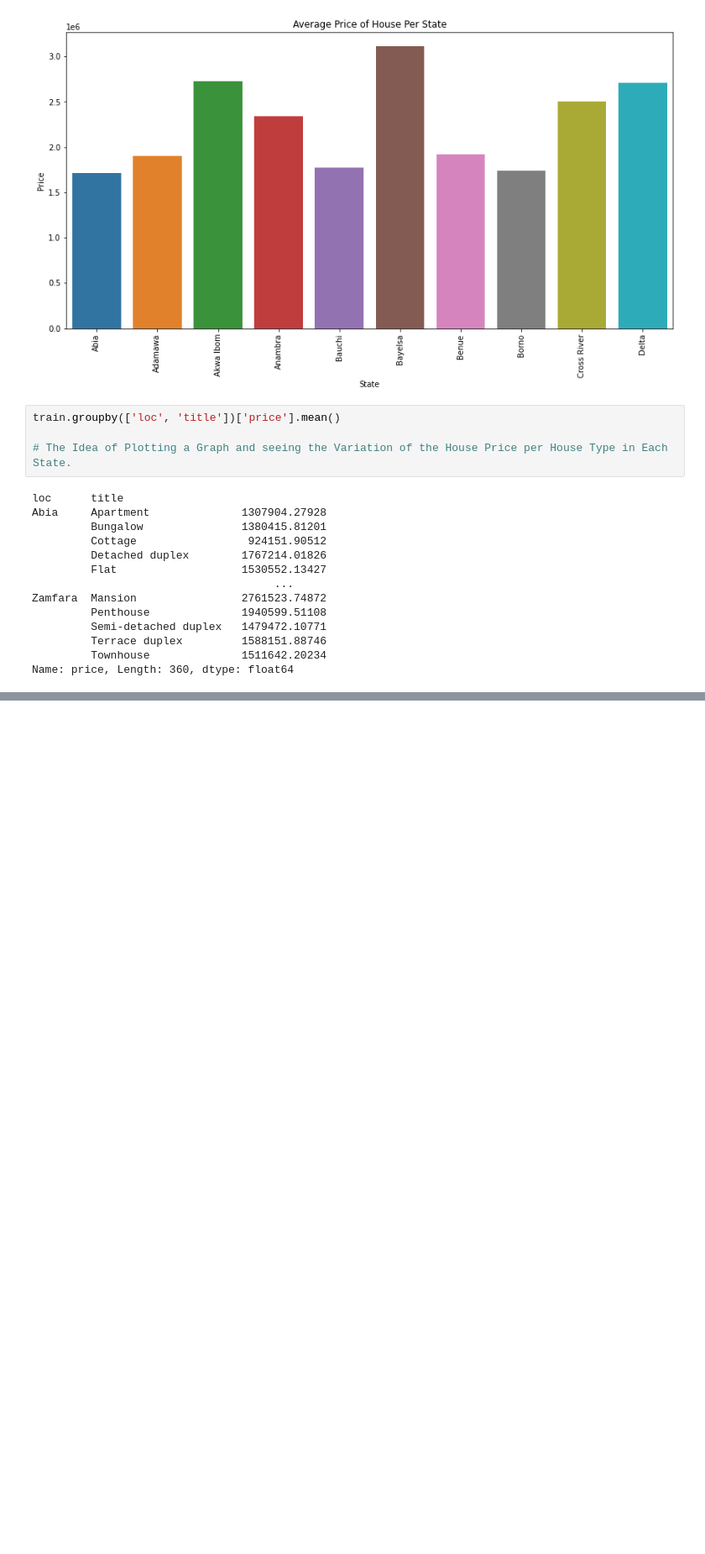
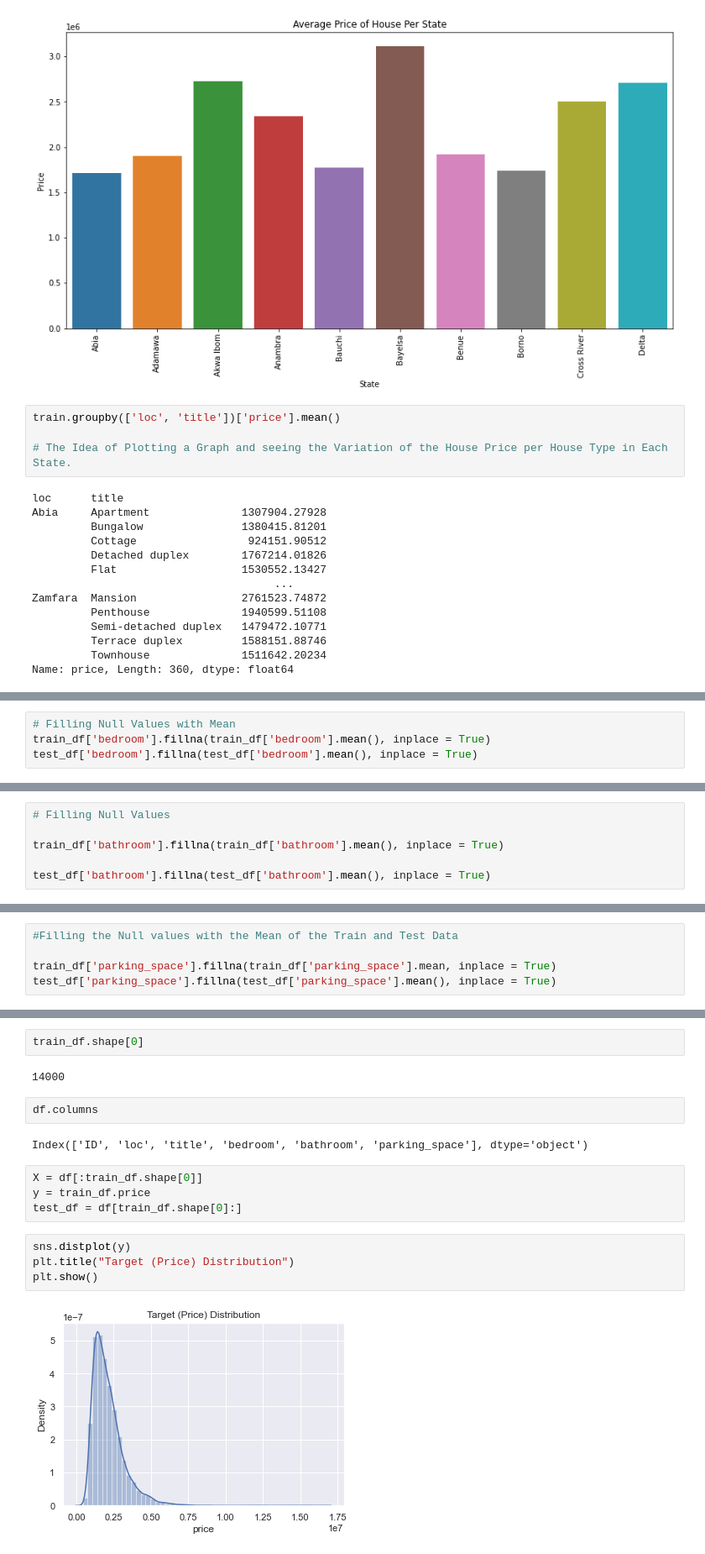
Before and after one commit to michaji/DSN-AI-Bootcamp-2023-Qualification-Hackathon, a Jupyter notebook: Housing.ipynb, the cells around one changed output, grey strips where cells are left out. Shown at 84% size. Drawn from its saved outputs; the diff is of its cells as text; blank space fills up the shorter version.

Commit message:
Visualization Added and Started Modelling

```diff
--- a/Housing.ipynb
+++ b/Housing.ipynb
@@ -341,0 +420,4 @@ left_count.index.values, left_count['User ID']
+# %%
+# Filling Null Values with Mean
+train_df['bedroom'].fillna(train_df['bedroom'].mean(), inplace = True)
+test_df['bedroom'].fillna(test_df['bedroom'].mean(), inplace = True)
@@ -341,0 +465,6 @@ left_count.index.values, left_count['User ID']
+# %%
+# Filling Null Values
+
+train_df['bathroom'].fillna(train_df['bathroom'].mean(), inplace = True)
+
+test_df['bathroom'].fillna(test_df['bathroom'].mean(), inplace = True)
@@ -341,0 +513,5 @@ left_count.index.values, left_count['User ID']
+# %%
+#Filling the Null values with the Mean of the Train and Test Data
+
+train_df['parking_space'].fillna(train_df['parking_space'].mean, inplace = True)
+test_df['parking_space'].fillna(test_df['parking_space'].mean(), inplace = True)
@@ -341,0 +642,18 @@ left_count.index.values, left_count['User ID']
+# %%
+train_df.shape[0]
+# %% [output]
+14000
+# %%
+df.columns
+# %% [output]
+Index(['ID', 'loc', 'title', 'bedroom', 'bathroom', 'parking_space'], dtype='object')
+# %%
+X = df[:train_df.shape[0]]
+y = train_df.price
+test_df = df[train_df.shape[0]:]
+# %%
+sns.distplot(y)
+plt.title("Target (Price) Distribution")
+plt.show()
+# %% [output]
+[figure, added]
```
Also changed, not shown: parts of 46 cells of this notebook.
